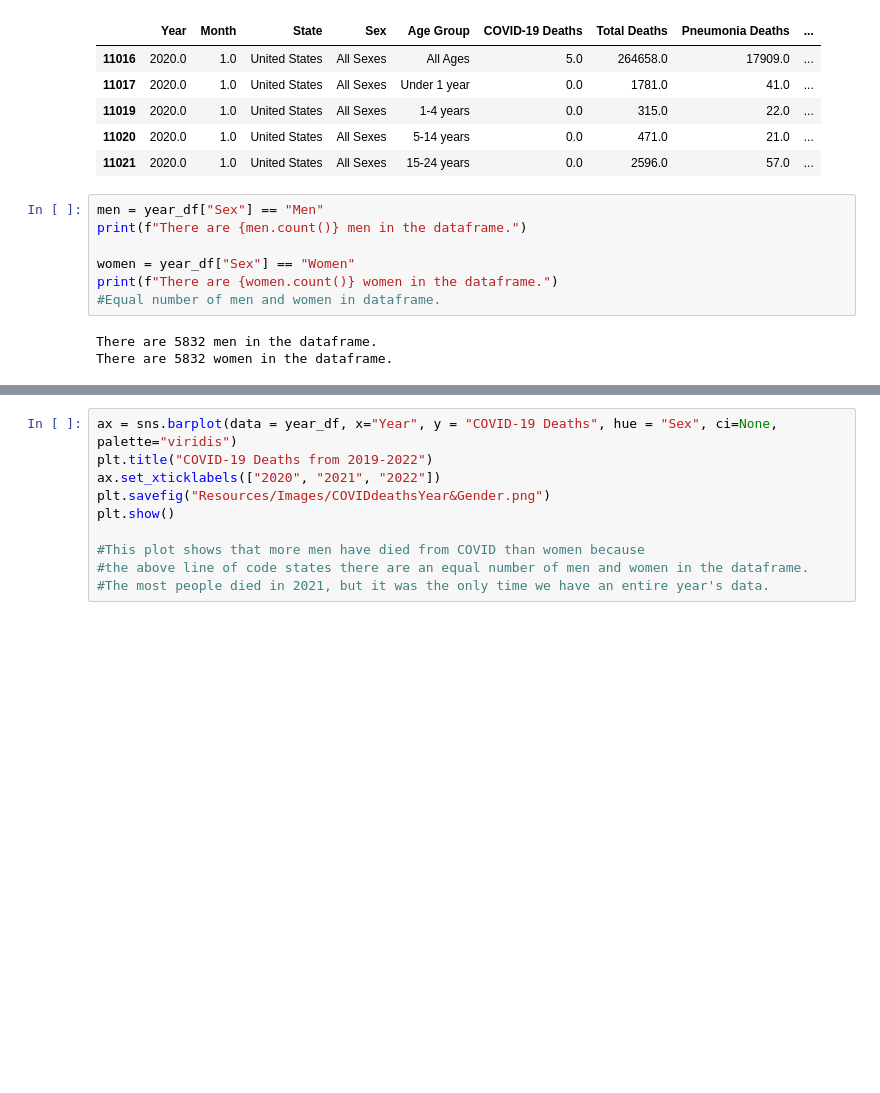
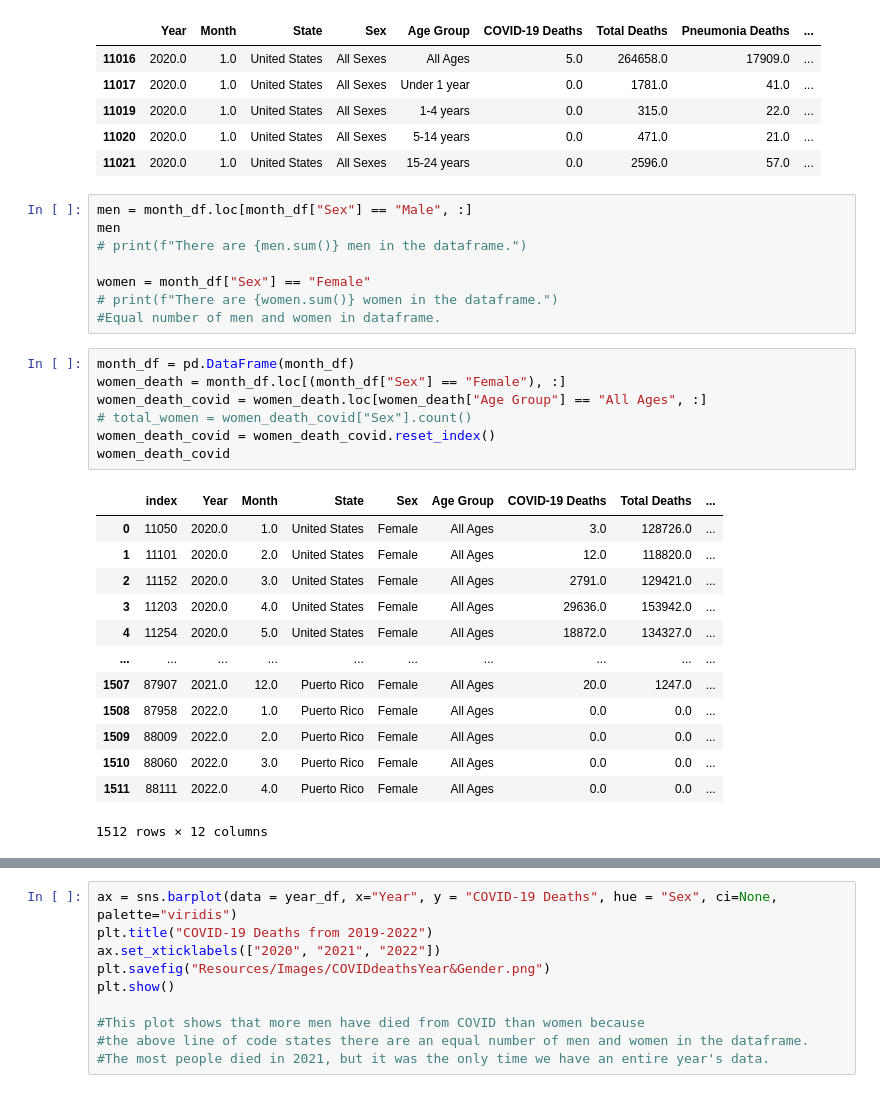
Before and after one commit to valputla/InfectionDataAnalysis, a Jupyter notebook: Lindsey.ipynb, the cells around one changed output, grey strips where cells are left out. Cells and saved outputs as stored; diff of their text form; blank space fills up the shorter version.

```diff
--- a/Lindsey.ipynb
+++ b/Lindsey.ipynb
@@ -141,12 +141,31 @@ month_df.head()
 | 11020 | 2020.0 | 1.0 | United States | All Sexes | 5-14 years | 0.0 | 471.0 | 21.0 | ... |
 | 11021 | 2020.0 | 1.0 | United States | All Sexes | 15-24 years | 0.0 | 2596.0 | 57.0 | ... |
 # %%
-men = year_df["Sex"] == "Men"
-print(f"There are {men.count()} men in the dataframe.")
+men = month_df.loc[month_df["Sex"] == "Male", :]
+men
+# print(f"There are {men.sum()} men in the dataframe.")
 
-women = year_df["Sex"] == "Women"
-print(f"There are {women.count()} women in the dataframe.")
+women = month_df["Sex"] == "Female"
+# print(f"There are {women.sum()} women in the dataframe.")
 #Equal number of men and women in dataframe.
-# %% [output]
-There are 5832 men in the dataframe.
-There are 5832 women in the dataframe.
+# %%
+month_df = pd.DataFrame(month_df)
+women_death = month_df.loc[(month_df["Sex"] == "Female"), :]
+women_death_covid = women_death.loc[women_death["Age Group"] == "All Ages", :]
+# total_women = women_death_covid["Sex"].count()
+women_death_covid = women_death_covid.reset_index()
+women_death_covid
+# %% [output]
+|  | index | Year | Month | State | Sex | Age Group | COVID-19 Deaths | Total Deaths | ... |
+| 0 | 11050 | 2020.0 | 1.0 | United States | Female | All Ages | 3.0 | 128726.0 | ... |
+| 1 | 11101 | 2020.0 | 2.0 | United States | Female | All Ages | 12.0 | 118820.0 | ... |
+| 2 | 11152 | 2020.0 | 3.0 | United States | Female | All Ages | 2791.0 | 129421.0 | ... |
+| 3 | 11203 | 2020.0 | 4.0 | United States | Female | All Ages | 29636.0 | 153942.0 | ... |
+| 4 | 11254 | 2020.0 | 5.0 | United States | Female | All Ages | 18872.0 | 134327.0 | ... |
+| ... | ... | ... | ... | ... | ... | ... | ... | ... | ... |
+| 1507 | 87907 | 2021.0 | 12.0 | Puerto Rico | Female | All Ages | 20.0 | 1247.0 | ... |
+| 1508 | 87958 | 2022.0 | 1.0 | Puerto Rico | Female | All Ages | 0.0 | 0.0 | ... |
+| 1509 | 88009 | 2022.0 | 2.0 | Puerto Rico | Female | All Ages | 0.0 | 0.0 | ... |
+| 1510 | 88060 | 2022.0 | 3.0 | Puerto Rico | Female | All Ages | 0.0 | 0.0 | ... |
+| 1511 | 88111 | 2022.0 | 4.0 | Puerto Rico | Female | All Ages | 0.0 | 0.0 | ... |
+1512 rows × 12 columns
```
Also changed, not shown: parts of 7 cells of this notebook, 3 other files.
